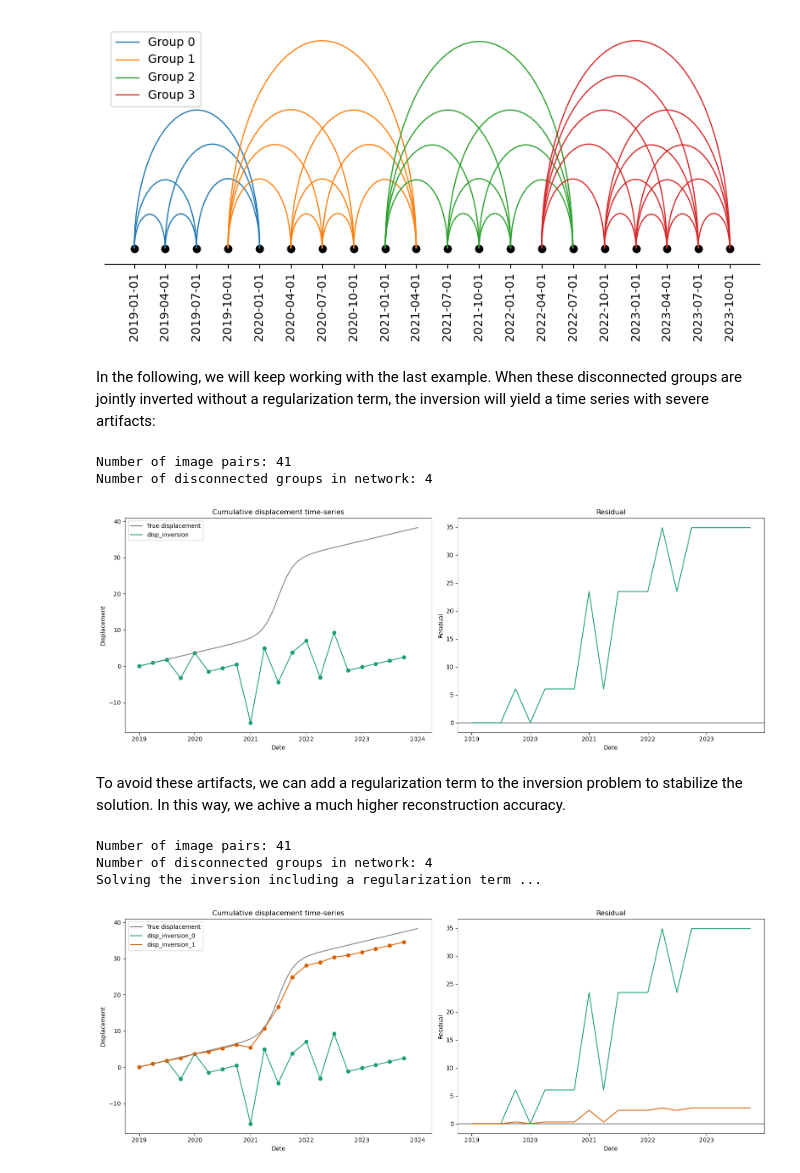
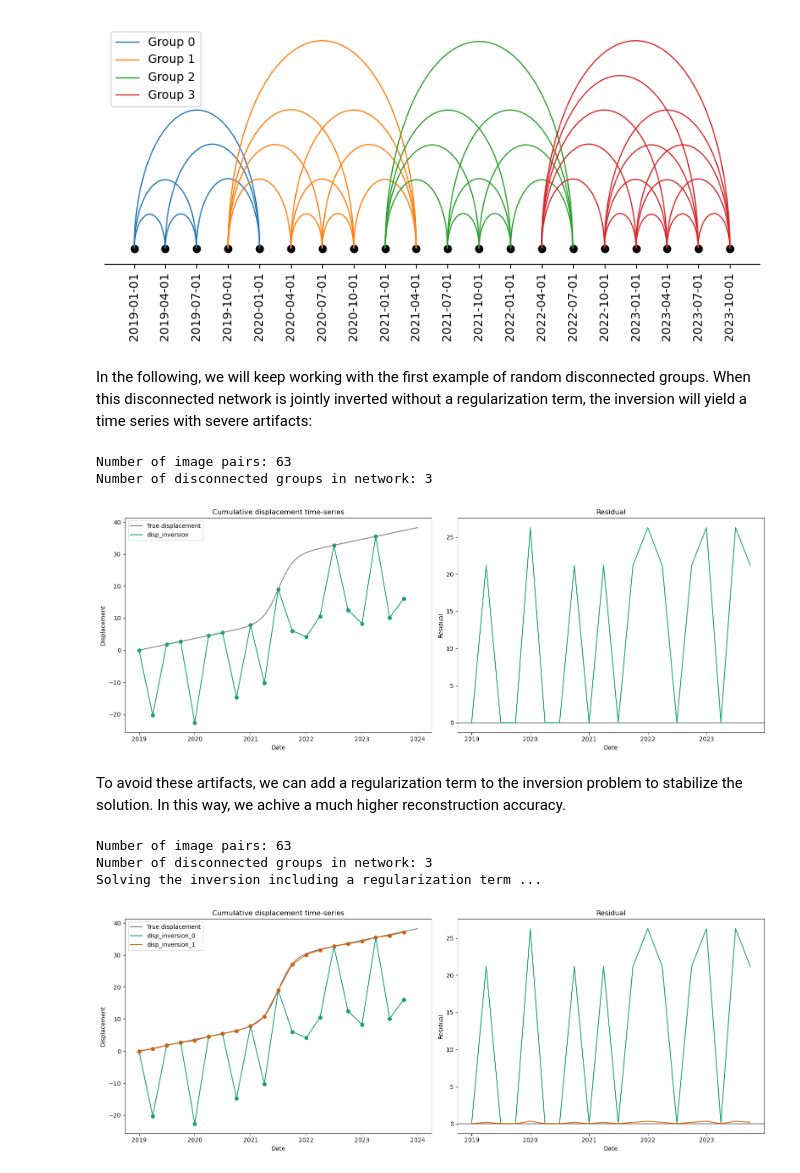
Before and after one commit to UP-RS-ESP/timeseries_inversion, a Jupyter notebook: timeseries_inversion_sparse_and_disconnected_networks.ipynb, the cells around one changed output. Cells and saved outputs as stored; diff of their text form; code cells hidden in the pictures.

```diff
--- a/timeseries_inversion_sparse_and_disconnected_networks.ipynb
+++ b/timeseries_inversion_sparse_and_disconnected_networks.ipynb
@@ -102,24 +102,24 @@ inv.plot_network(network_d3)
 # %% [output]
 [figure]
 # %% [markdown]
-In the following, we will keep working with the last example. When these disconnected groups are jointly inverted without a regularization term, the inversion will yield a time series with severe artifacts:
+In the following, we will keep working with the first example of random disconnected groups. When this disconnected network is jointly inverted without a regularization term, the inversion will yield a time series with severe artifacts:
 # %%
 #assign displacement measurements according to original signal
-network_d3['disp'] = network_d3.apply(lambda row: inv.find_dsoll(row, original_signal), axis = 1)
+network_d1['disp'] = network_d1.apply(lambda row: inv.find_dsoll(row, original_signal), axis = 1)
 
-ts_d3 = inv.run_inversion(network_d3)
-inv.plot_results(ts_d3, original_signal)
+ts_d1 = inv.run_inversion(network_d1)
+inv.plot_results(ts_d1, original_signal)
 # %% [output]
-Number of image pairs: 41
-Number of disconnected groups in network: 4
+Number of image pairs: 63
+Number of disconnected groups in network: 3
-[figure, old version]
+[figure, new version]
 # %% [markdown]
 To avoid these artifacts, we can add a regularization term to the inversion problem to stabilize the solution. In this way, we achive a much higher reconstruction accuracy.
 # %%
-ts_d3r = inv.run_inversion(network_d3, regu = True)
-inv.plot_results([ts_d3, ts_d3r], original_signal)
+ts_d1r = inv.run_inversion(network_d1, regu = True)
+inv.plot_results([ts_d1, ts_d1r], original_signal)
 # %% [output]
-Number of image pairs: 41
-Number of disconnected groups in network: 4
+Number of image pairs: 63
+Number of disconnected groups in network: 3
 Solving the inversion including a regularization term ...
-[figure, old version]
+[figure, new version]
```
Also changed, not shown: 1 other file.
